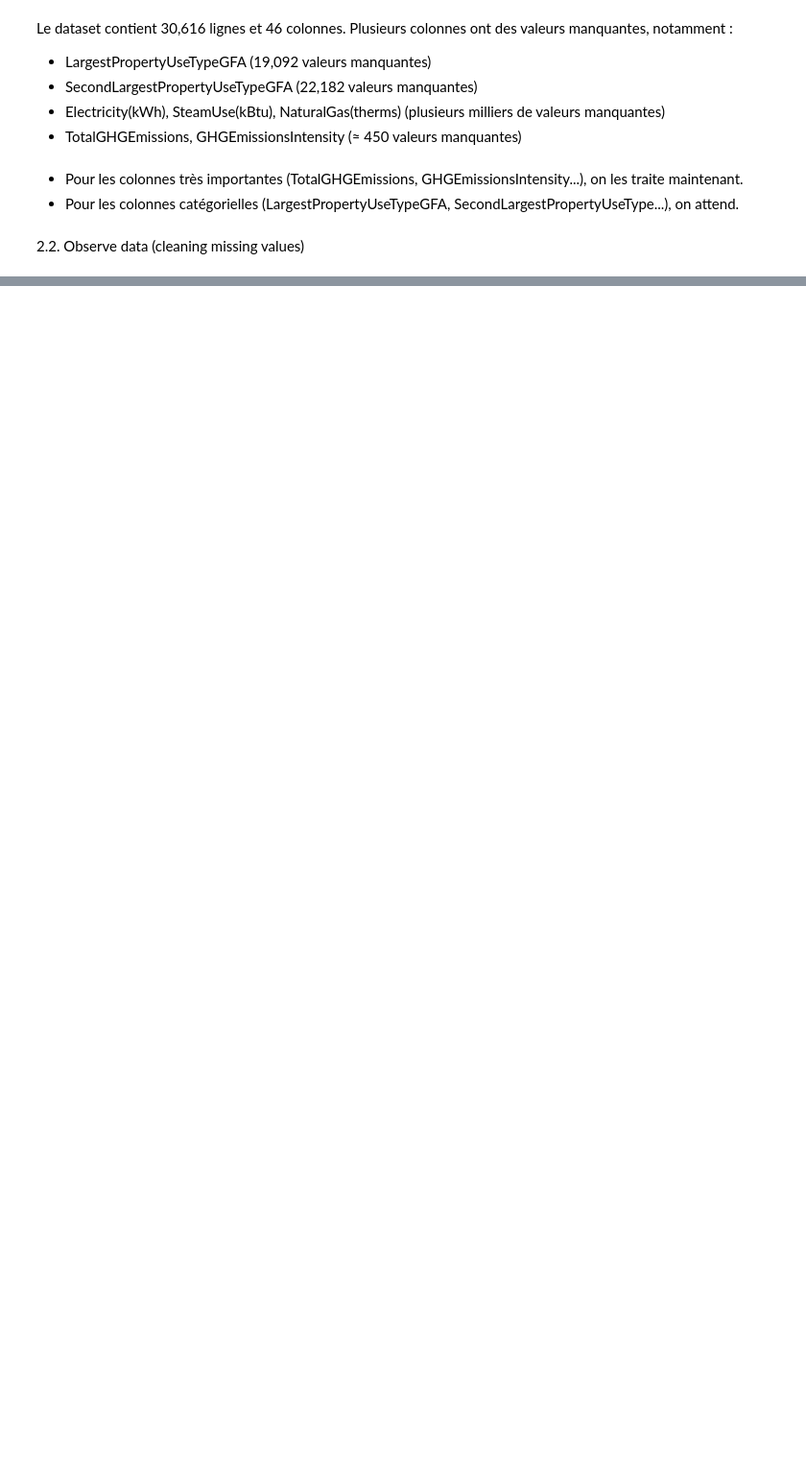
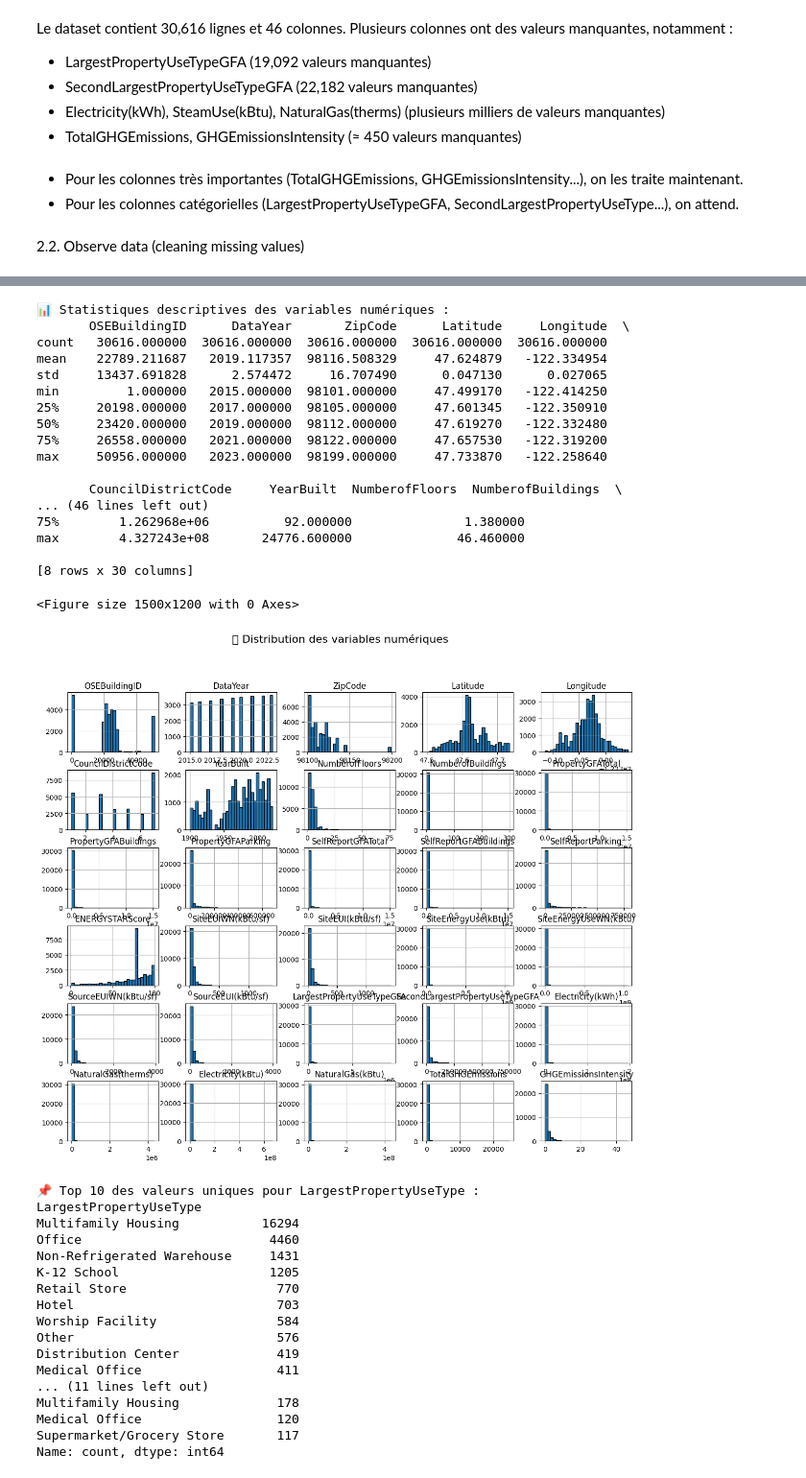
Before and after one commit to layalelzein/Energy-Python, a Jupyter notebook: eda_analysis.ipynb, the cells around one changed output, grey strips where cells are left out. Shown: that part at 96% size. Cells and saved outputs as stored; diff of their text form; code cells hidden in the pictures; blank space fills up the shorter version.

```diff
--- a/eda_analysis.ipynb
+++ b/eda_analysis.ipynb
@@ -185,0 +165,73 @@ Pour les autres, c'est beaucoup moins critique.
+# %%
+import pandas as pd
+import numpy as np
+import matplotlib.pyplot as plt
+import seaborn as sns
+
+# Désactiver les warnings
+import warnings
+warnings.filterwarnings("ignore")
+
+# 📌 1. Statistiques descriptives des variables numériques
+print("\n📊 Statistiques descriptives des variables numériques :")
+print(df.describe())
+
+# 📌 2. Distribution des variables numériques (Histogrammes)
+plt.figure(figsize=(15, 12))
+df.hist(figsize=(15, 12), bins=30, edgecolor='black')
+plt.suptitle("📊 Distribution des variables numériques", fontsize=16)
+plt.show()
+
+
+# 📌 3. Vérification des valeurs uniques des colonnes catégoriques
+cat_cols = ['LargestPropertyUseType', 'SecondLargestPropertyUseType']
+
+for col in cat_cols:
+    print(f"\n📌 Top 10 des valeurs uniques pour {col} :")
+    print(df[col].value_counts().head(10))
+
+# 📌 4. Visualisation des catégories les plus fréquentes
+for col in cat_cols:
+    plt.figure(figsize=(10, 4))
+    df[col].value_counts(normalize=True).head(10).plot(kind='bar', color='skyblue', edgecolor='black')
+    plt.title(f"📊 Répartition des 10 catégories les plus fréquentes pour {col}")
+    plt.ylabel("Proportion")
+    plt.xticks(rotation=45)
+    plt.show()
+# %% [output]
+📊 Statistiques descriptives des variables numériques :
+       OSEBuildingID      DataYear       ZipCode      Latitude     Longitude  \
+count   30616.000000  30616.000000  30616.000000  30616.000000  30616.000000
+mean    22789.211687   2019.117357  98116.508329     47.624879   -122.334954
+std     13437.691828      2.574472     16.707490      0.047130      0.027065
+min         1.000000   2015.000000  98101.000000     47.499170   -122.414250
+25%     20198.000000   2017.000000  98105.000000     47.601345   -122.350910
+50%     23420.000000   2019.000000  98112.000000     47.619270   -122.332480
+75%     26558.000000   2021.000000  98122.000000     47.657530   -122.319200
+max     50956.000000   2023.000000  98199.000000     47.733870   -122.258640
+
+       CouncilDistrictCode     YearBuilt  NumberofFloors  NumberofBuildings  \
+... (46 lines left out)
+75%        1.262968e+06          92.000000               1.380000
+max        4.327243e+08       24776.600000              46.460000
+
+[8 rows x 30 columns]
+<Figure size 1500x1200 with 0 Axes>
+[figure, added]
+📌 Top 10 des valeurs uniques pour LargestPropertyUseType :
+LargestPropertyUseType
+Multifamily Housing           16294
+Office                         4460
+Non-Refrigerated Warehouse     1431
+K-12 School                    1205
+Retail Store                    770
+Hotel                           703
+Worship Facility                584
+Other                           576
+Distribution Center             419
+Medical Office                  411
+... (11 lines left out)
+Multifamily Housing             178
+Medical Office                  120
+Supermarket/Grocery Store       117
+Name: count, dtype: int64
```
Also changed, not shown: parts of 10 cells of this notebook.
